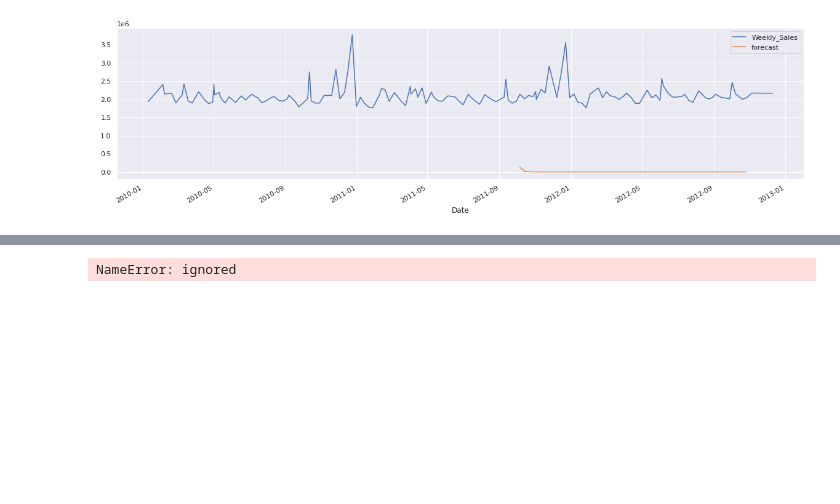
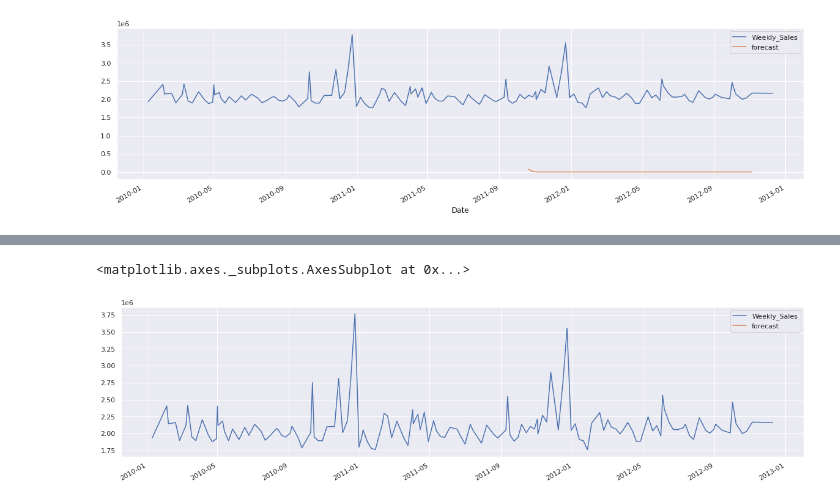
Before and after one commit to Sinethemba-nongqoto/Research-project, a Jupyter notebook: Analysis_0f_Results.ipynb, the cells around one changed output, grey strips where cells are left out. Cells and saved outputs as stored; diff of their text form; code cells hidden in the pictures; blank space fills up the shorter version.

```diff
--- a/Analysis_0f_Results.ipynb
+++ b/Analysis_0f_Results.ipynb
@@ -623,7 +669,8 @@ future_datest_df.tail()
 # %%
 future_df=pd.concat([df20, future_datest_df])
 # %%
-future_df['forecast'] = results.predict(start =141, end= 193, dynamic= True)
-future_df[['Weekly_Sales', 'forecast']].plot(figsize(20,5))
+future_df['forecast'] = results.predict(start =141, end= 192, dynamic= True)
+future_df[['Weekly_Sales', 'forecast']].plot(figsize=(20,5))
 # %% [output]
-NameError: ignored
+<matplotlib.axes._subplots.AxesSubplot at 0x...>
+[figure, added]
```
Also changed, not shown: parts of 11 cells of this notebook.
